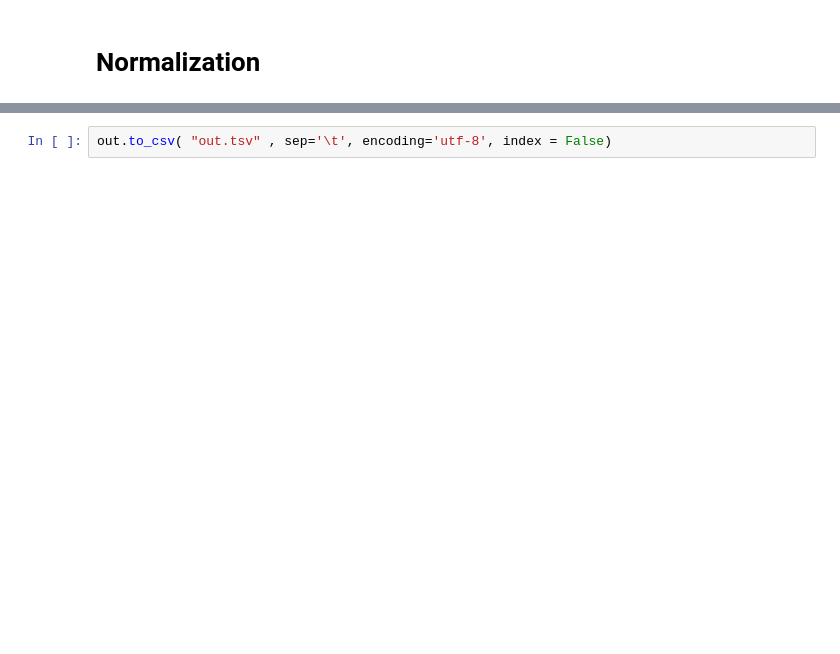
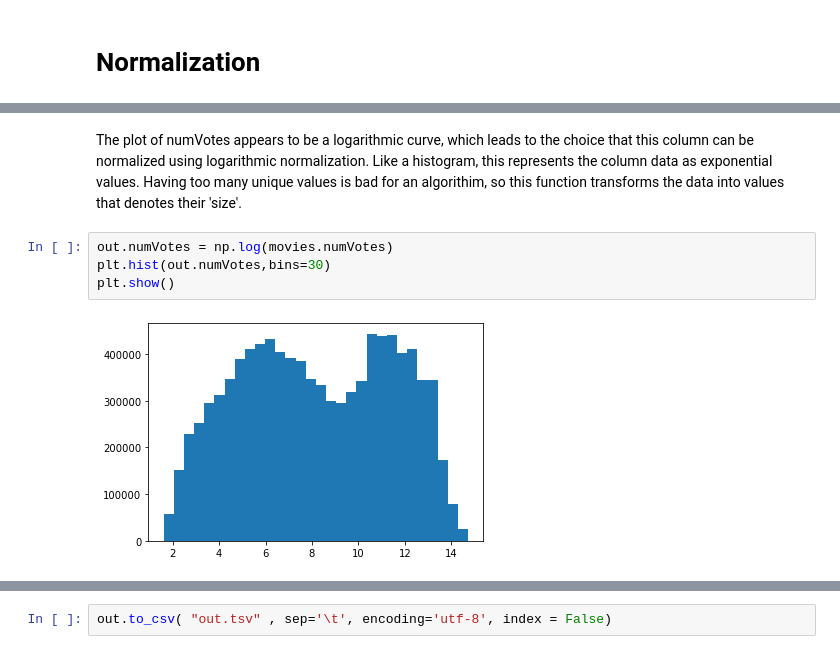
Before and after one commit to jxt1009/csci521proj, a Jupyter notebook: phase4/phase4_outliers.ipynb, the cells around one changed output, grey strips where cells are left out. Saved outputs shown, nothing was run; the diff lists cells and outputs as text; blank space fills up the shorter version.

```diff
--- a/phase4/phase4_outliers.ipynb
+++ b/phase4/phase4_outliers.ipynb
@@ -458,0 +465,9 @@ out.head(5)
+# %% [markdown]
+The plot of numVotes appears to be a logarithmic curve, which leads to the choice that this column can be normalized using logarithmic normalization.
+Like a histogram, this represents the column data as exponential values. Having too many unique values is bad for an algorithim, so this function transforms the data into values that denotes their 'size'.
+# %%
+out.numVotes = np.log(movies.numVotes)
+plt.hist(out.numVotes,bins=30)
+plt.show()
+# %% [output]
+[figure, added]
```
Also changed, not shown: parts of 65 cells of this notebook.
